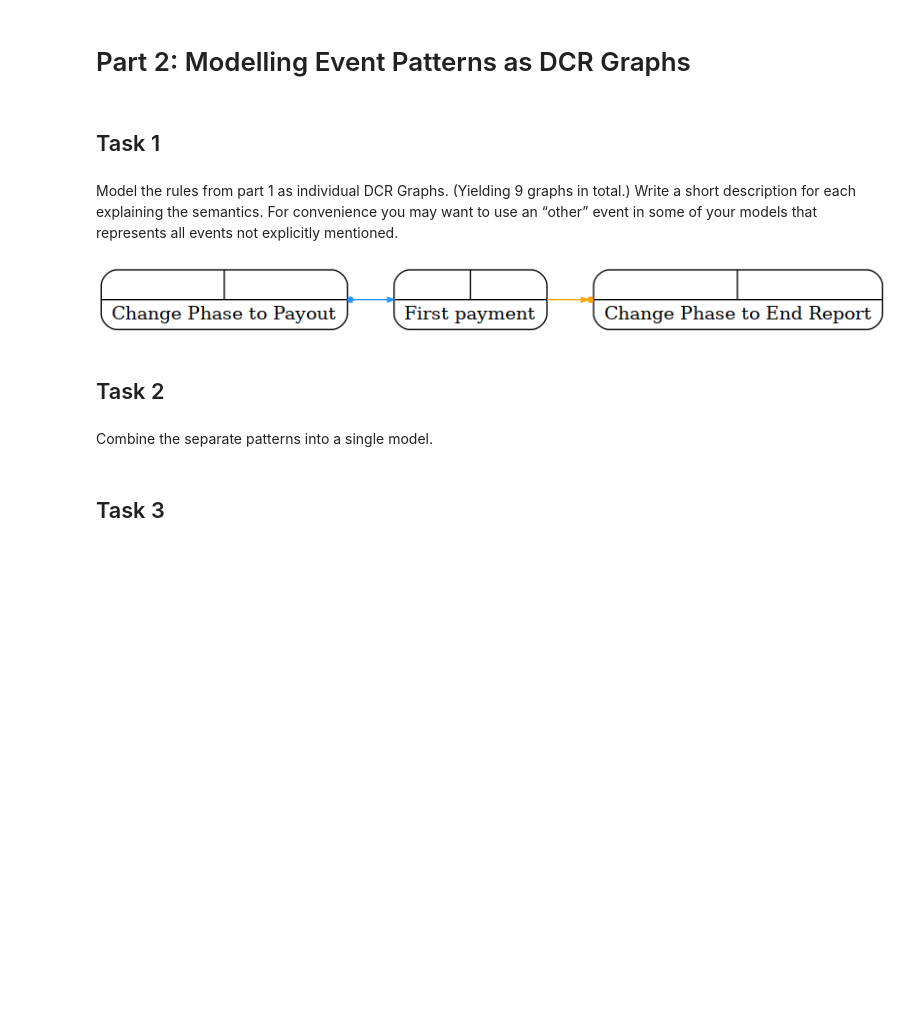
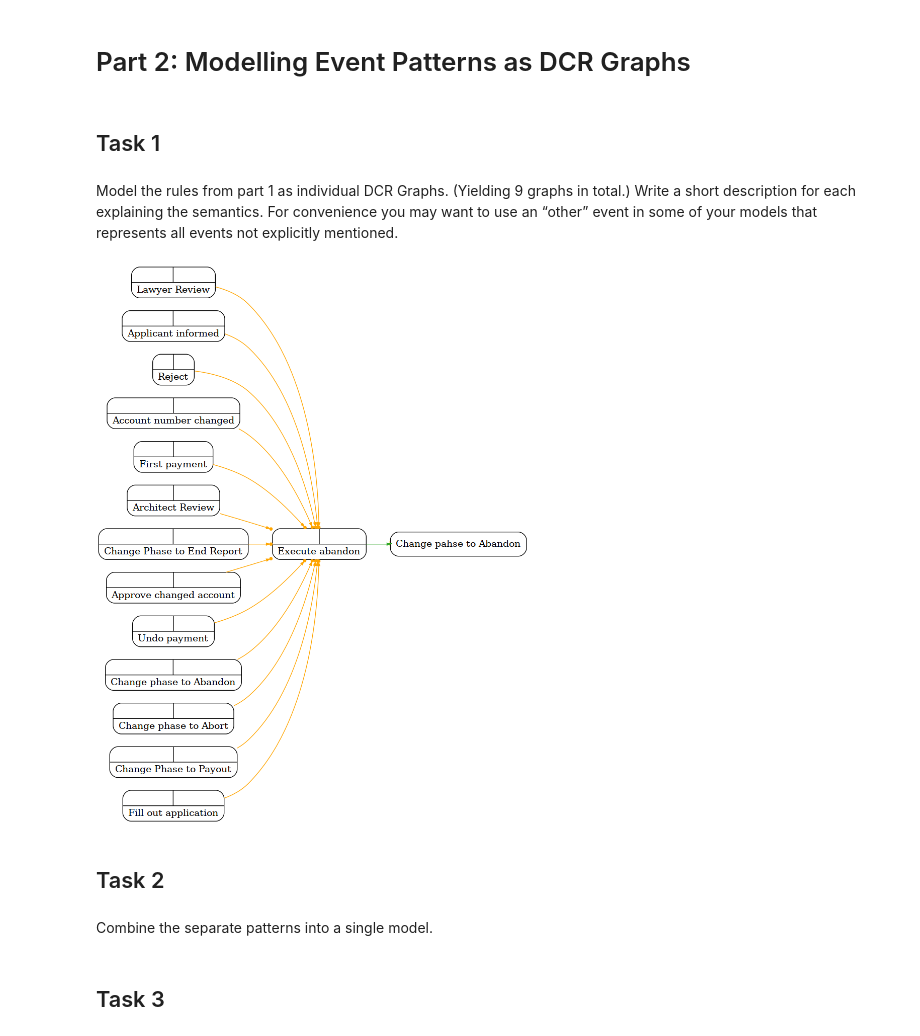
Before and after one commit to bgv600/REBS, a Jupyter notebook: Mandatory Assignment 1/pm4py-dcr-feature-dcr_in_pm4py_revised/notebooks/rebs2024_assignment1.ipynb, the cells around one changed output. Drawn from its saved outputs; the diff is of its cells as text; code cells hidden in the pictures; blank space fills up the shorter version.

```diff
--- a/Mandatory Assignment 1/pm4py-dcr-feature-dcr_in_pm4py_revised/notebooks/rebs2024_assignment1.ipynb
+++ b/Mandatory Assignment 1/pm4py-dcr-feature-dcr_in_pm4py_revised/notebooks/rebs2024_assignment1.ipynb
@@ -460,34 +460,64 @@ for event in graph.events:
 graph.responses["Change Phase to Payout"] = {"First payment"}
 
 
 #pm4py.view_dcr(graph)
 
 # Graph 8
 from pm4py.objects.dcr.obj import DcrGraph
 graph = DcrGraph()
 
 events = [
     "Change Phase to Payout", "Change Phase to End Report", "First payment"
 ]
 
 for event in events:
     graph.events.add(event)
     graph.labels.add(event)
     graph.label_map[event] = event
 
 for event in graph.events:
     graph.marking.included.add(event)
 
 # After change phase to payout has happened, change phase to end report
 # should not happen before we do First payment:
 graph.conditions["Change Phase to End Report"] = {"First payment"}
 graph.responses["Change Phase to Payout"] = {"First payment"}
 #TODO: If change phase to payout did not happen, then change phase to end report is not restricted by first payment
+# Is it implicitly done? Idk - It is i guess
 
 
+#pm4py.view_dcr(graph)
+
+# Graph 9
+from pm4py.objects.dcr.obj import DcrGraph
+graph = DcrGraph()
+
+events = [
+    "Fill out application", "Architect Review", "Lawyer Review", "Reject",
+    "Applicant informed", "Change phase to Abort", "Change Phase to Payout",
+    "First payment", "Undo payment", "Change Phase to End Report",
+    "Account number changed", "Approve changed account", "Execute abandon",
+    "Change phase to Abandon"
+]
+
+for event in events:
+    graph.events.add(event)
+    graph.labels.add(event)
+    graph.label_map[event] = event
+
+for event in graph.events:
+    graph.marking.included.add(event)
+    graph.conditions[event] = set()
+
+
+for event in events:
+    if event != "Execute abandon":
+        graph.conditions["Execute abandon"].add(event)
+graph.includes["Execute abandon"] = {"Change pahse to Abandon"}
+
 pm4py.view_dcr(graph)
 # %% [output]
-[figure, old version]
+[figure, new version]
 # %% [markdown]
 ## Task 2
 # %% [markdown]
```
Also changed, not shown: parts of 1 cell of this notebook.
